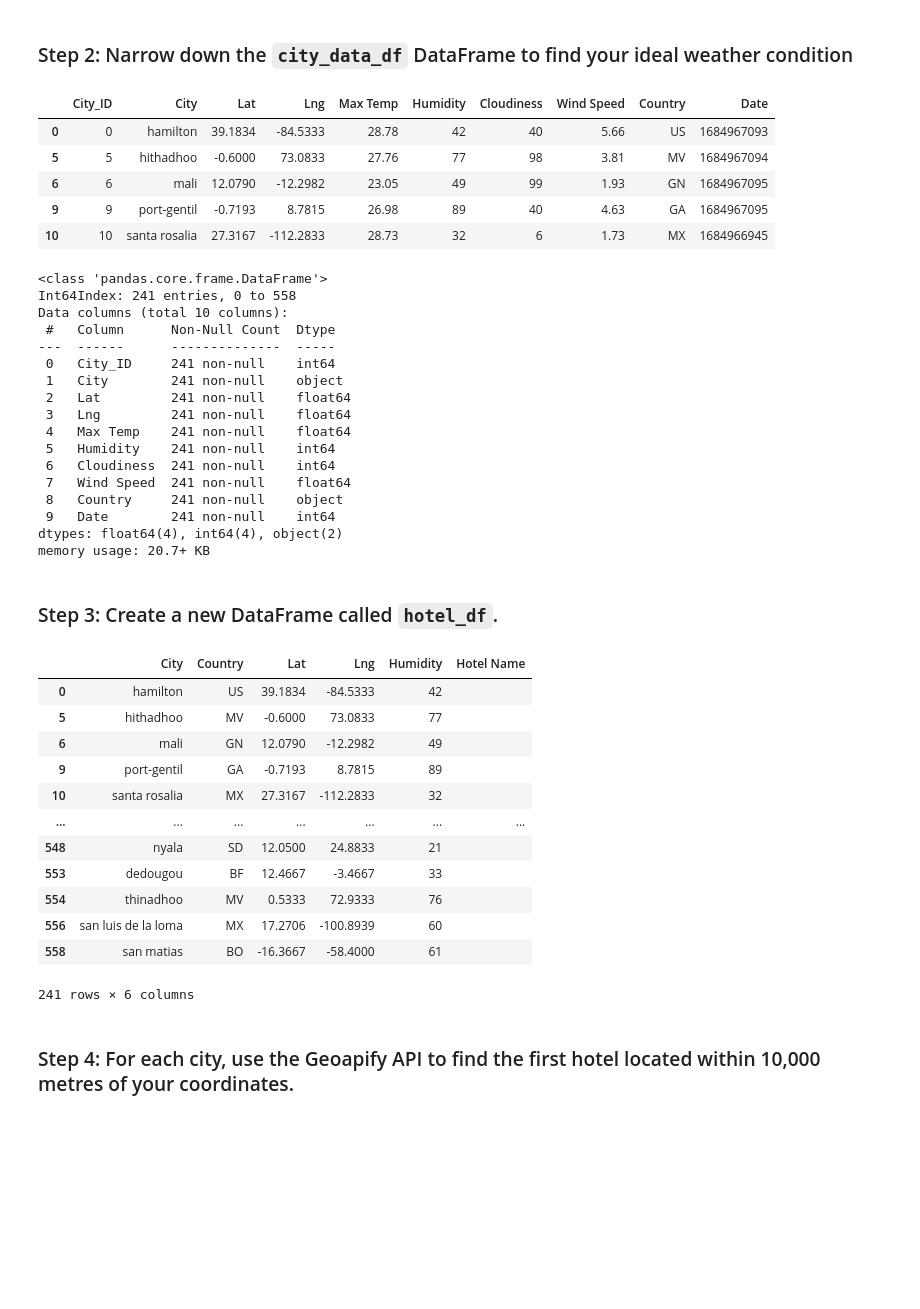
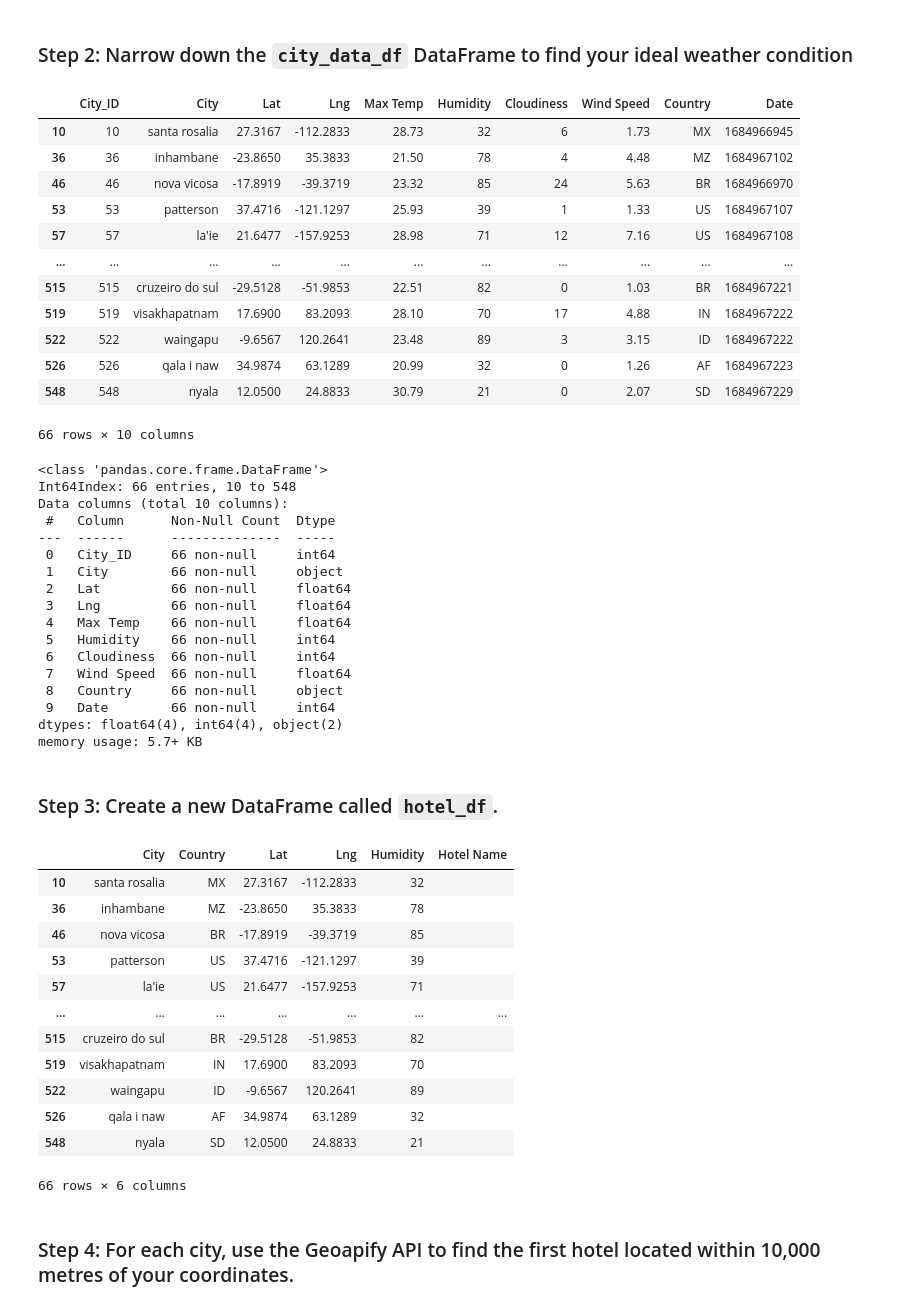
Before and after one commit to JP-Butler/python-api-challenge, a Jupyter notebook: WeatherPy/VacationPy.ipynb, the cells around one changed output. Cells and saved outputs as stored; diff of their text form; code cells hidden in the pictures; blank space fills up the shorter version.

```diff
--- a/WeatherPy/VacationPy.ipynb
+++ b/WeatherPy/VacationPy.ipynb
@@ -56,42 +56,49 @@ map_humidity
 # %%
 # Narrow down cities that fit criteria and drop any results with null values
 # Criteria - temp above 20'Celsius, Humidity below 90
-criteria_city_df= city_data_df[(city_data_df["Max Temp"] >= 20) & (city_data_df["Humidity"] <= 90)]
+criteria_city_df= city_data_df[(city_data_df["Max Temp"] >= 20) & (city_data_df["Humidity"] <= 90) & (city_data_df["Cloudiness"] < 25)]
 
 
 # Drop any rows with null values
 criteria_city_dropnull_df = criteria_city_df.dropna()
 
 # Display sample data
-criteria_city_dropnull_df.head()
+criteria_city_dropnull_df
 # %% [output]
 |  | City_ID | City | Lat | Lng | Max Temp | Humidity | Cloudiness | Wind Speed | Country | Date |
-| 0 | 0 | hamilton | 39.1834 | -84.5333 | 28.78 | 42 | 40 | 5.66 | US | 1684967093 |
-| 5 | 5 | hithadhoo | -0.6000 | 73.0833 | 27.76 | 77 | 98 | 3.81 | MV | 1684967094 |
-| 6 | 6 | mali | 12.0790 | -12.2982 | 23.05 | 49 | 99 | 1.93 | GN | 1684967095 |
-| 9 | 9 | port-gentil | -0.7193 | 8.7815 | 26.98 | 89 | 40 | 4.63 | GA | 1684967095 |
 | 10 | 10 | santa rosalia | 27.3167 | -112.2833 | 28.73 | 32 | 6 | 1.73 | MX | 1684966945 |
+| 36 | 36 | inhambane | -23.8650 | 35.3833 | 21.50 | 78 | 4 | 4.48 | MZ | 1684967102 |
+| 46 | 46 | nova vicosa | -17.8919 | -39.3719 | 23.32 | 85 | 24 | 5.63 | BR | 1684966970 |
+| 53 | 53 | patterson | 37.4716 | -121.1297 | 25.93 | 39 | 1 | 1.33 | US | 1684967107 |
+| 57 | 57 | la'ie | 21.6477 | -157.9253 | 28.98 | 71 | 12 | 7.16 | US | 1684967108 |
+| ... | ... | ... | ... | ... | ... | ... | ... | ... | ... | ... |
+| 515 | 515 | cruzeiro do sul | -29.5128 | -51.9853 | 22.51 | 82 | 0 | 1.03 | BR | 1684967221 |
+| 519 | 519 | visakhapatnam | 17.6900 | 83.2093 | 28.10 | 70 | 17 | 4.88 | IN | 1684967222 |
+| 522 | 522 | waingapu | -9.6567 | 120.2641 | 23.48 | 89 | 3 | 3.15 | ID | 1684967222 |
+| 526 | 526 | qala i naw | 34.9874 | 63.1289 | 20.99 | 32 | 0 | 1.26 | AF | 1684967223 |
+| 548 | 548 | nyala | 12.0500 | 24.8833 | 30.79 | 21 | 0 | 2.07 | SD | 1684967229 |
+66 rows × 10 columns
 # %%
 #verify null values
 criteria_city_dropnull_df.info()
 # %% [output]
 <class 'pandas.core.frame.DataFrame'>
-Int64Index: 241 entries, 0 to 558
+Int64Index: 66 entries, 10 to 548
 Data columns (total 10 columns):
  #   Column      Non-Null Count  Dtype
 ---  ------      --------------  -----
- 0   City_ID     241 non-null    int64
- 1   City        241 non-null    object
- 2   Lat         241 non-null    float64
- 3   Lng         241 non-null    float64
- 4   Max Temp    241 non-null    float64
- 5   Humidity    241 non-null    int64
- 6   Cloudiness  241 non-null    int64
- 7   Wind Speed  241 non-null    float64
- 8   Country     241 non-null    object
- 9   Date        241 non-null    int64
+ 0   City_ID     66 non-null     int64
+ 1   City        66 non-null     object
+ 2   Lat         66 non-null     float64
+ 3   Lng         66 non-null     float64
+ 4   Max Temp    66 non-null     float64
+ 5   Humidity    66 non-null     int64
+ 6   Cloudiness  66 non-null     int64
+ 7   Wind Speed  66 non-null     float64
+ 8   Country     66 non-null     object
+ 9   Date        66 non-null     int64
 dtypes: float64(4), int64(4), object(2)
-memory usage: 20.7+ KB
+memory usage: 5.7+ KB
 # %% [markdown]
 ### Step 3: Create a new DataFrame called `hotel_df`.
 # %%
@@ -105,18 +112,18 @@ hotel_df["Hotel Name"] = ""
 hotel_df
 # %% [output]
 |  | City | Country | Lat | Lng | Humidity | Hotel Name |
-| 0 | hamilton | US | 39.1834 | -84.5333 | 42 |  |
-| 5 | hithadhoo | MV | -0.6000 | 73.0833 | 77 |  |
-| 6 | mali | GN | 12.0790 | -12.2982 | 49 |  |
-| 9 | port-gentil | GA | -0.7193 | 8.7815 | 89 |  |
 | 10 | santa rosalia | MX | 27.3167 | -112.2833 | 32 |  |
+| 36 | inhambane | MZ | -23.8650 | 35.3833 | 78 |  |
+| 46 | nova vicosa | BR | -17.8919 | -39.3719 | 85 |  |
+| 53 | patterson | US | 37.4716 | -121.1297 | 39 |  |
+| 57 | la'ie | US | 21.6477 | -157.9253 | 71 |  |
 | ... | ... | ... | ... | ... | ... | ... |
+| 515 | cruzeiro do sul | BR | -29.5128 | -51.9853 | 82 |  |
+| 519 | visakhapatnam | IN | 17.6900 | 83.2093 | 70 |  |
+| 522 | waingapu | ID | -9.6567 | 120.2641 | 89 |  |
+| 526 | qala i naw | AF | 34.9874 | 63.1289 | 32 |  |
 | 548 | nyala | SD | 12.0500 | 24.8833 | 21 |  |
-| 553 | dedougou | BF | 12.4667 | -3.4667 | 33 |  |
-| 554 | thinadhoo | MV | 0.5333 | 72.9333 | 76 |  |
-| 556 | san luis de la loma | MX | 17.2706 | -100.8939 | 60 |  |
-| 558 | san matias | BO | -16.3667 | -58.4000 | 61 |  |
-241 rows × 6 columns
+66 rows × 6 columns
 # %% [markdown]
 ### Step 4: For each city, use the Geoapify API to find the first hotel located within 10,000 metres of your coordinates.
 # %%
```
Also changed, not shown: parts of 3 cells of this notebook, 8 other files.
